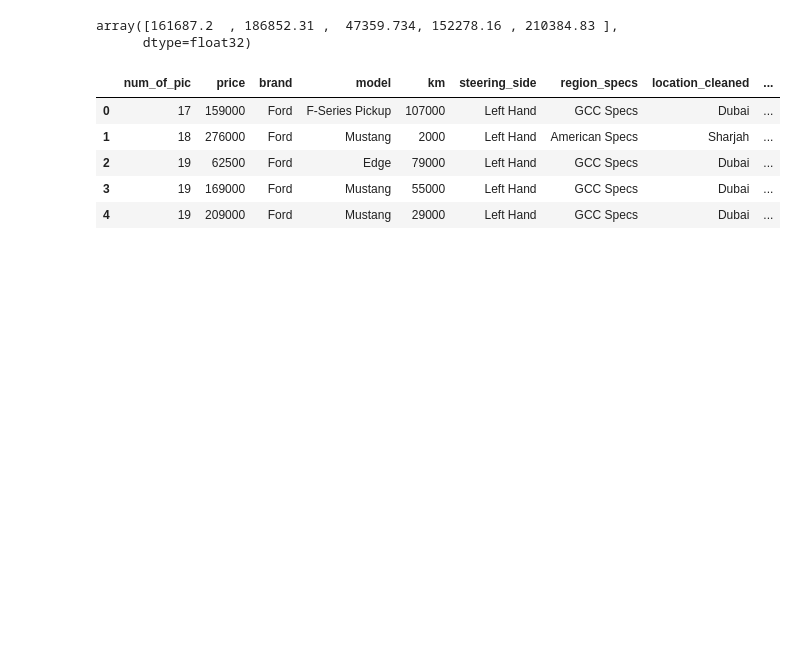
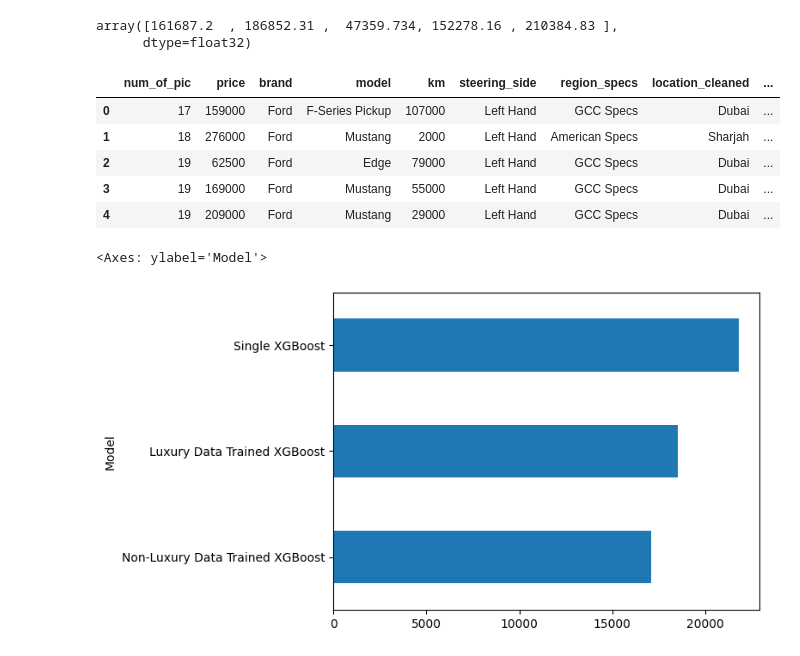
Before and after one commit to Shaheerairaj/car-value-estimator-team, a Jupyter notebook: Model Building/modelling_shaheer.ipynb, the cells around one changed output. Saved outputs shown, nothing was run; the diff lists cells and outputs as text; code cells hidden in the pictures; blank space fills up the shorter version.

Commit message:
added model performance stats for LinkedIn post

```diff
--- a/Model Building/modelling_shaheer.ipynb
+++ b/Model Building/modelling_shaheer.ipynb
@@ -502,3 +502,15 @@ non_luxury.head(5)
 | 2 | 19 | 62500 | Ford | Edge | 79000 | Left Hand | GCC Specs | Dubai | ... |
 | 3 | 19 | 169000 | Ford | Mustang | 55000 | Left Hand | GCC Specs | Dubai | ... |
 | 4 | 19 | 209000 | Ford | Mustang | 29000 | Left Hand | GCC Specs | Dubai | ... |
+# %%
+model_errors = {
+    'Model Errors': [21816,18530,17104],
+    'Model':['Single XGBoost','Luxury Data Trained XGBoost','Non-Luxury Data Trained XGBoost']
+}
+
+model_errors = pd.DataFrame(model_errors)
+# %%
+model_errors.sort_values(by='Model Errors', ascending=True).plot(kind='barh',x='Model', legend=False)
+# %% [output]
+<Axes: ylabel='Model'>
+[figure, added]
```
